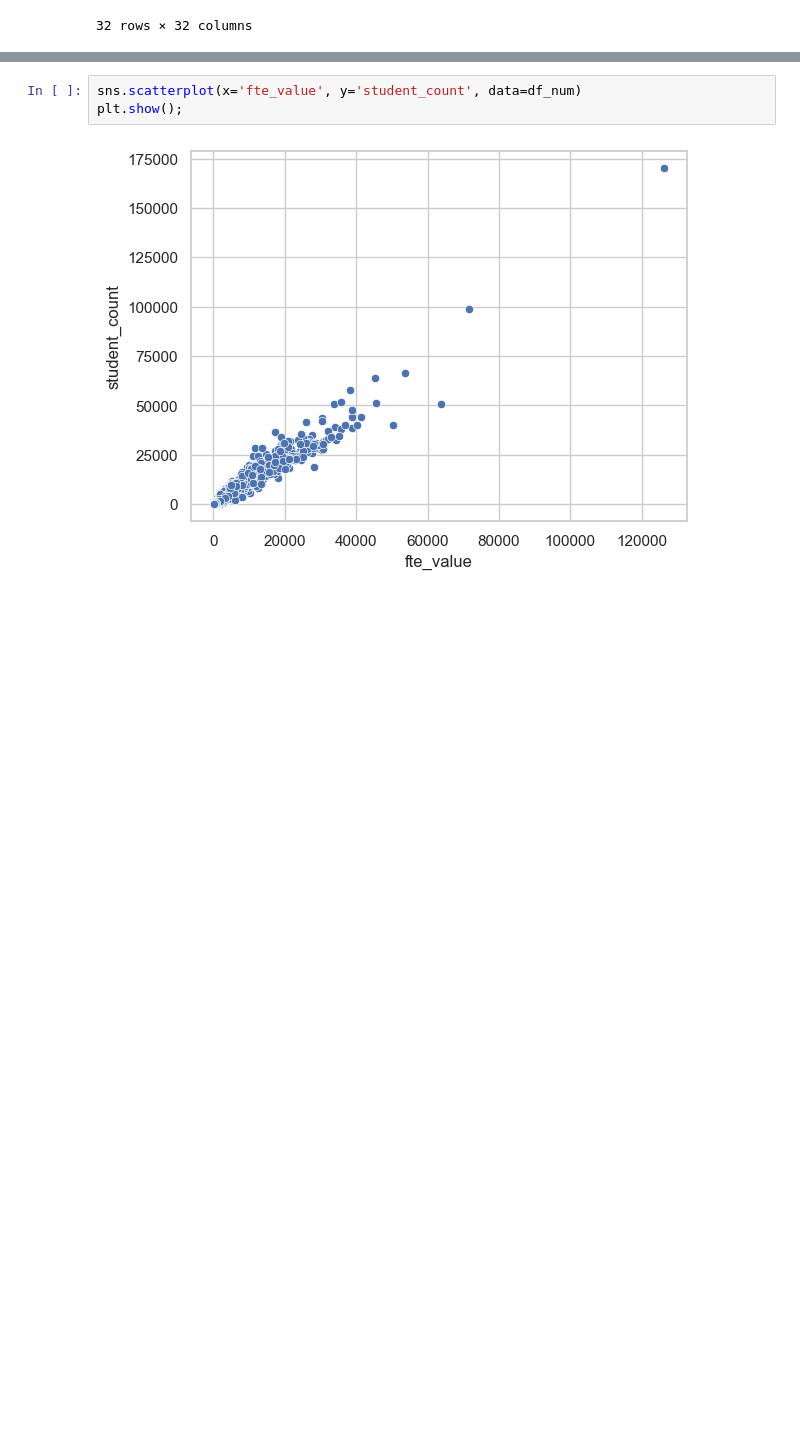
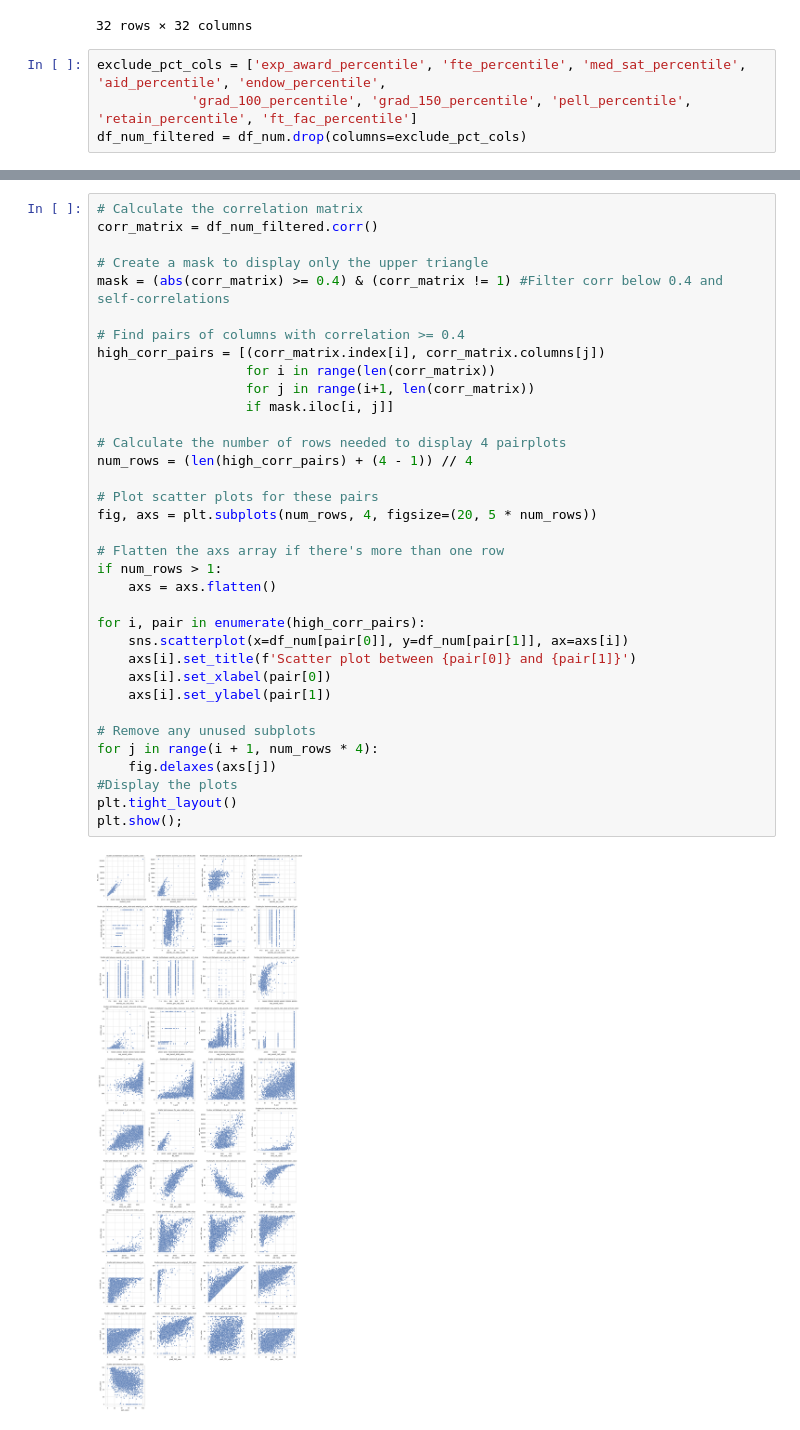
Before and after one commit to PM696/SpringboardBootCamp_DataScience, a Jupyter notebook: HigherEd_Awards_Capstone_Project/HigherEd_Awards_EDA.ipynb, the cells around one changed output, grey strips where cells are left out. Cells and saved outputs as stored; diff of their text form; blank space fills up the shorter version.

```diff
--- a/HigherEd_Awards_Capstone_Project/HigherEd_Awards_EDA.ipynb
+++ b/HigherEd_Awards_Capstone_Project/HigherEd_Awards_EDA.ipynb
@@ -385,5 +397,9 @@ df_num.corr()
 | cohort_size | 0.746736 | -0.108520 | -0.159107 | -0.196006 | -0.004677 | ... |
 | num_similar | 0.115779 | -0.038173 | -0.082866 | -0.140710 | 0.020489 | ... |
 32 rows × 32 columns
+# %%
+exclude_pct_cols = ['exp_award_percentile', 'fte_percentile', 'med_sat_percentile', 'aid_percentile', 'endow_percentile',
+            'grad_100_percentile', 'grad_150_percentile', 'pell_percentile', 'retain_percentile', 'ft_fac_percentile']
+df_num_filtered = df_num.drop(columns=exclude_pct_cols)
 # %%
 plt.figure(figsize=(12,10))
@@ -394,5 +410,37 @@ plt.show();
 # %%
-sns.scatterplot(x='fte_value', y='student_count', data=df_num)
+# Calculate the correlation matrix
+corr_matrix = df_num_filtered.corr()
+
+# Create a mask to display only the upper triangle
+mask = (abs(corr_matrix) >= 0.4) & (corr_matrix != 1) #Filter corr below 0.4 and self-correlations
+
+# Find pairs of columns with correlation >= 0.4
+high_corr_pairs = [(corr_matrix.index[i], corr_matrix.columns[j])
+                   for i in range(len(corr_matrix))
+                   for j in range(i+1, len(corr_matrix))
+                   if mask.iloc[i, j]]
+
+# Calculate the number of rows needed to display 4 pairplots
+num_rows = (len(high_corr_pairs) + (4 - 1)) // 4
+
+# Plot scatter plots for these pairs
+fig, axs = plt.subplots(num_rows, 4, figsize=(20, 5 * num_rows))
+
+# Flatten the axs array if there's more than one row
+if num_rows > 1:
+    axs = axs.flatten()
+
+for i, pair in enumerate(high_corr_pairs):
+    sns.scatterplot(x=df_num[pair[0]], y=df_num[pair[1]], ax=axs[i])
+    axs[i].set_title(f'Scatter plot between {pair[0]} and {pair[1]}')
+    axs[i].set_xlabel(pair[0])
+    axs[i].set_ylabel(pair[1])
+
+# Remove any unused subplots
+for j in range(i + 1, num_rows * 4):
+    fig.delaxes(axs[j])
+#Display the plots
+plt.tight_layout()
 plt.show();
 # %% [output]
-[figure, old version]
+[figure, new version]
```
Also changed, not shown: parts of 19 cells of this notebook.
